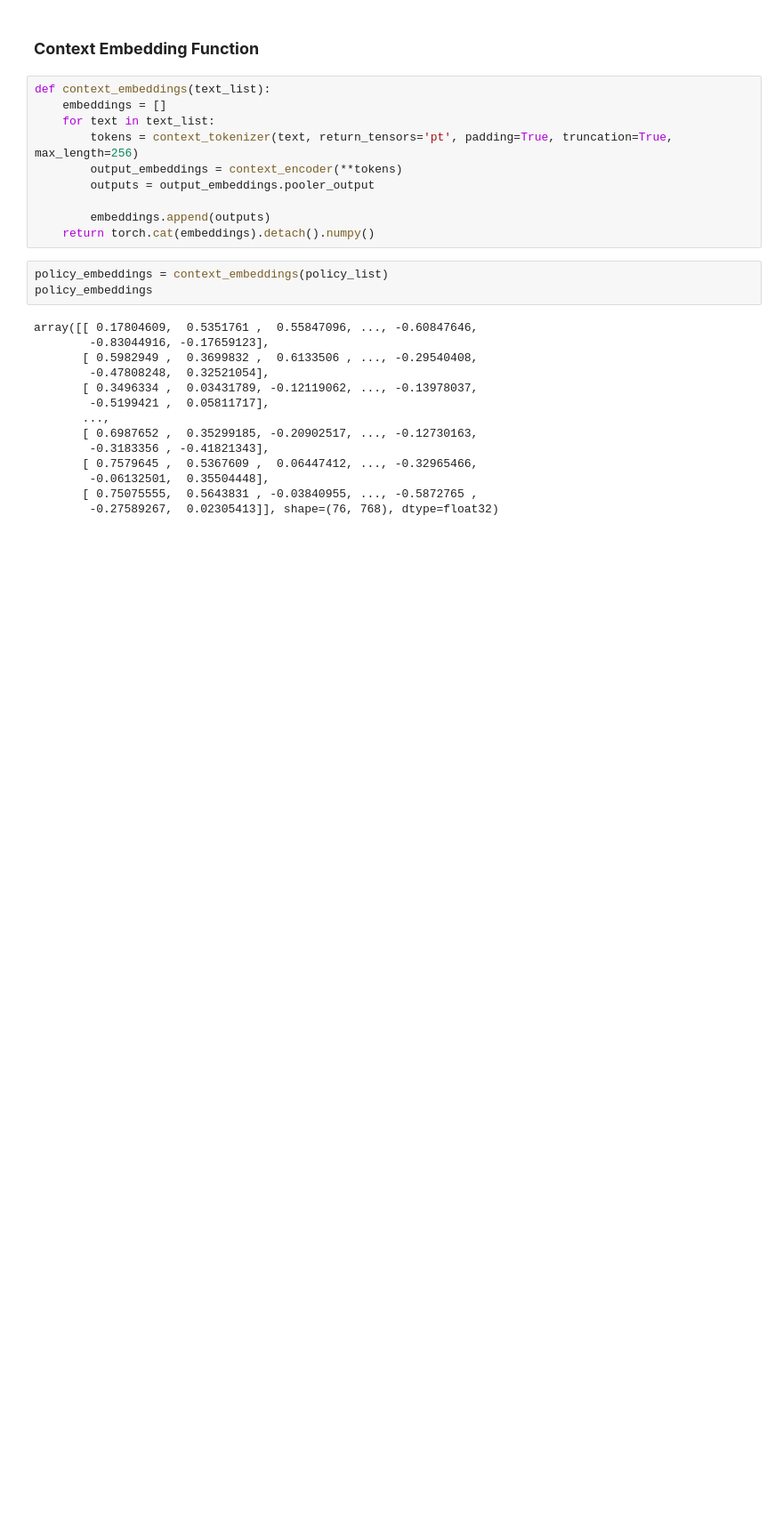
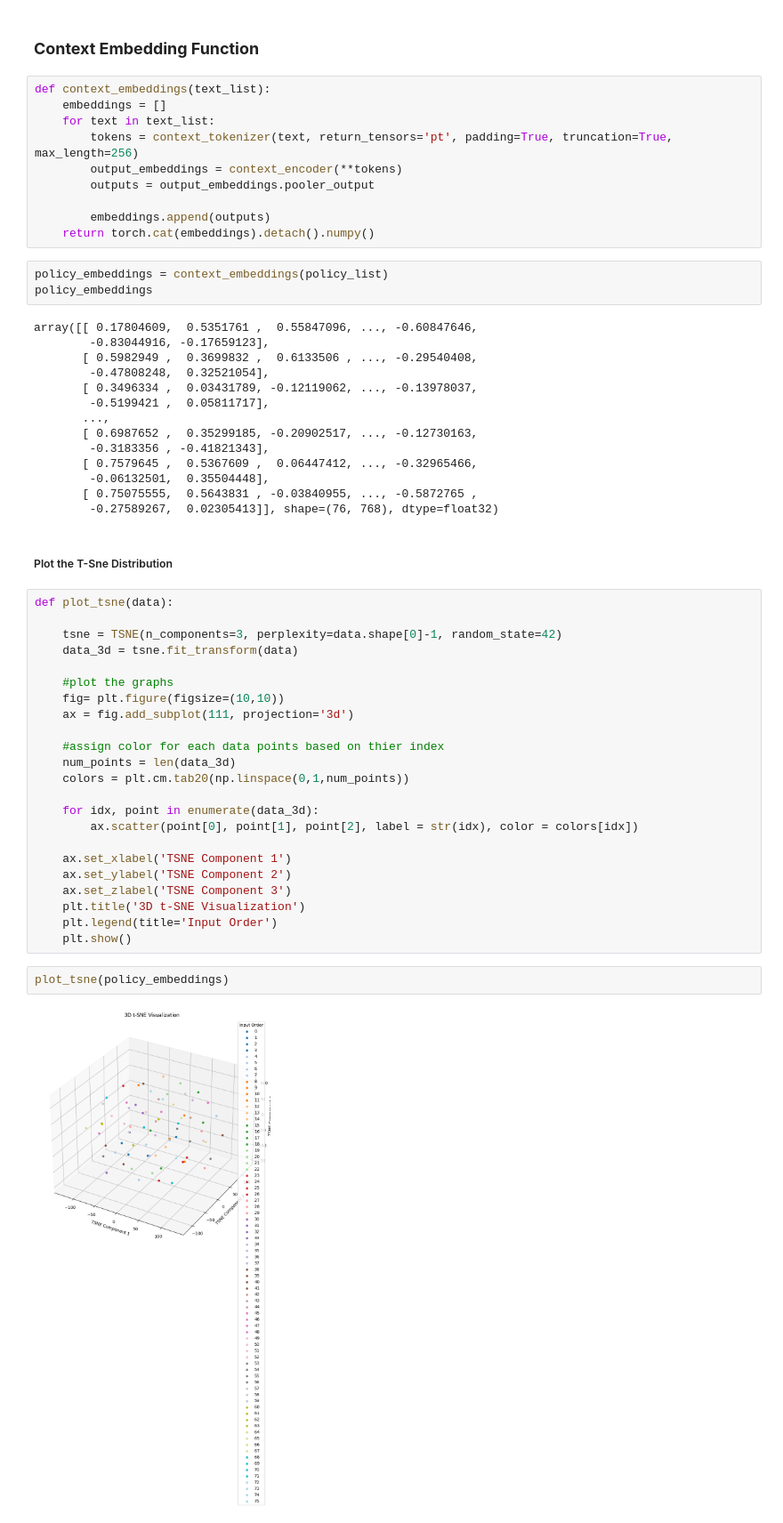
Before and after one commit to VishSeran/rag-policy-assistant, a Jupyter notebook: notebooks/policy-assistant-using-rag.ipynb, the cells around one changed output. Shown at 89% size. Saved outputs shown, nothing was run; the diff lists cells and outputs as text; blank space fills up the shorter version.

Commit message:
context embeddings tsne updated

```diff
--- a/notebooks/policy-assistant-using-rag.ipynb
+++ b/notebooks/policy-assistant-using-rag.ipynb
@@ -190,3 +191,32 @@ array([[ 0.17804609,  0.5351761 ,  0.55847096, ..., -0.60847646,
         -0.06132501,  0.35504448],
        [ 0.75075555,  0.5643831 , -0.03840955, ..., -0.5872765 ,
         -0.27589267,  0.02305413]], shape=(76, 768), dtype=float32)
+# %% [markdown]
+##### Plot the T-Sne Distribution
+# %%
+def plot_tsne(data):
+
+    tsne = TSNE(n_components=3, perplexity=data.shape[0]-1, random_state=42)
+    data_3d = tsne.fit_transform(data)
+
+    #plot the graphs
+    fig= plt.figure(figsize=(10,10))
+    ax = fig.add_subplot(111, projection='3d')
+
+    #assign color for each data points based on thier index
+    num_points = len(data_3d)
+    colors = plt.cm.tab20(np.linspace(0,1,num_points))
+
+    for idx, point in enumerate(data_3d):
+        ax.scatter(point[0], point[1], point[2], label = str(idx), color = colors[idx])
+
+    ax.set_xlabel('TSNE Component 1')
+    ax.set_ylabel('TSNE Component 2')
+    ax.set_zlabel('TSNE Component 3')
+    plt.title('3D t-SNE Visualization')
+    plt.legend(title='Input Order')
+    plt.show()
+# %%
+plot_tsne(policy_embeddings)
+# %% [output]
+[figure, added]
```
Also changed, not shown: parts of 1 cell of this notebook.
